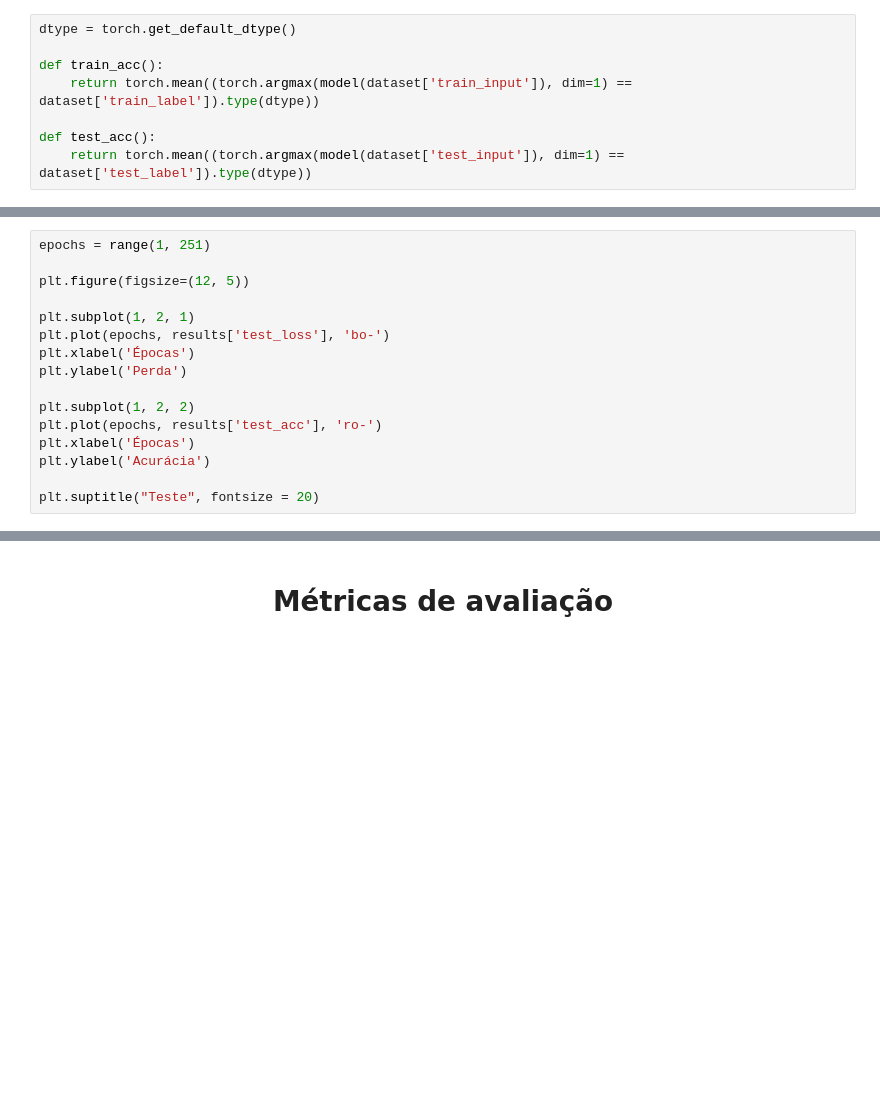
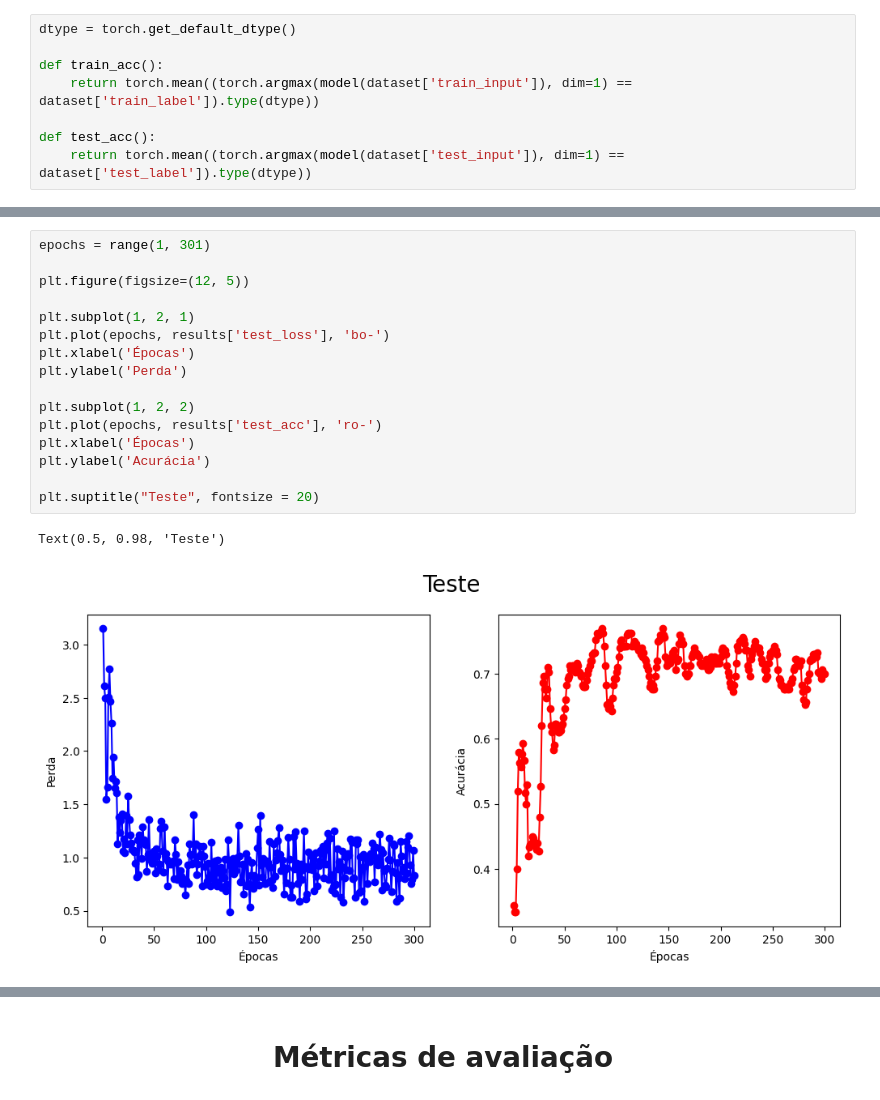
Before and after one commit to AlxDev-hub/Classificacao-KAN-DoencasPulmonares, a Jupyter notebook: teste2_kan.ipynb, the cells around one changed output, grey strips where cells are left out. Saved outputs shown, nothing was run; the diff lists cells and outputs as text; blank space fills up the shorter version.

```diff
--- a/teste2_kan.ipynb
+++ b/teste2_kan.ipynb
@@ -107,17 +107,20 @@ plt.suptitle("Treinamento", fontsize = 20)
 # %%
-epochs = range(1, 251)
+epochs = range(1, 301)
 
 plt.figure(figsize=(12, 5))
 
 plt.subplot(1, 2, 1)
 plt.plot(epochs, results['test_loss'], 'bo-')
 plt.xlabel('Épocas')
 plt.ylabel('Perda')
 
 plt.subplot(1, 2, 2)
 plt.plot(epochs, results['test_acc'], 'ro-')
 plt.xlabel('Épocas')
 plt.ylabel('Acurácia')
 
 plt.suptitle("Teste", fontsize = 20)
+# %% [output]
+Text(0.5, 0.98, 'Teste')
+[figure, added]
 # %%
```
Also changed, not shown: parts of 15 cells of this notebook.
